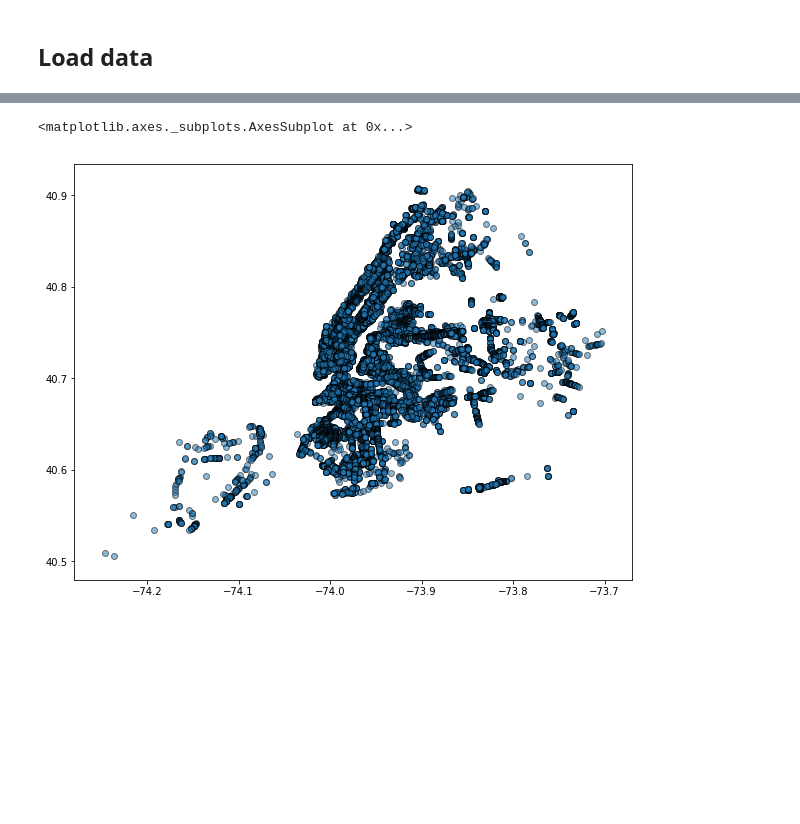
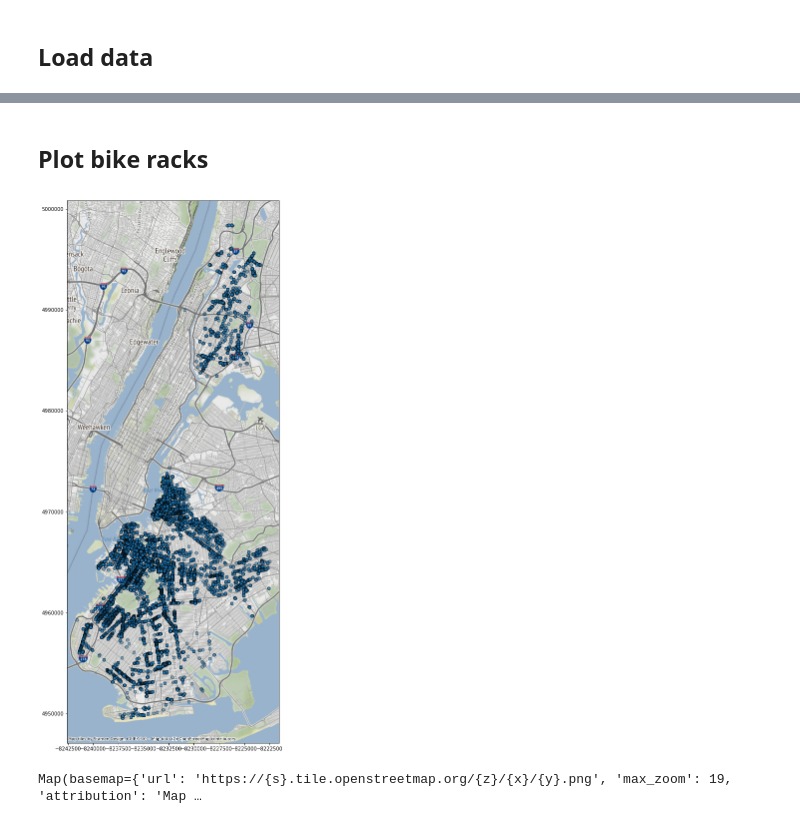
Before and after one commit to capablemonkey/locksmart, a Jupyter notebook: notebooks/bike rack locations.ipynb, the cells around one changed output, grey strips where cells are left out. Drawn from its saved outputs; the diff is of its cells as text; code cells hidden in the pictures; blank space fills up the shorter version.

```diff
--- a/notebooks/bike rack locations.ipynb
+++ b/notebooks/bike rack locations.ipynb
@@ -37,5 +27,9 @@ racks
-# %%
-racks.plot(figsize=(10, 10), alpha=0.5, edgecolor='k')
-# %% [output]
-<matplotlib.axes._subplots.AxesSubplot at 0x...>
-[figure, removed]
+# %% [markdown]
+## Plot bike racks
+# %%
+# TODO: find racks with lat/long out of range for epsg 3857
+ax = racks.head(12000).to_crs(epsg=3857).plot(figsize=(20, 20), alpha=0.5, edgecolor='k')
+
+ctx.add_basemap(ax)
+# %% [output]
+[figure, added]
@@ -41,0 +38,11 @@ racks.plot(figsize=(10, 10), alpha=0.5, edgecolor='k')
+# %%
+center = (52.204793, 360.121558)
+
+m = ipyleaflet.Map(center=center, zoom=15)
+
+marker = ipyleaflet.Marker(location=center, draggable=True)
+m.add_layer(marker);
+
+display(m)
+# %% [output]
+Map(basemap={'url': 'https://{s}.tile.openstreetmap.org/{z}/{x}/{y}.png', 'max_zoom': 19, 'attribution': 'Map …
```
Also changed, not shown: parts of 11 cells of this notebook, 1 other file.
